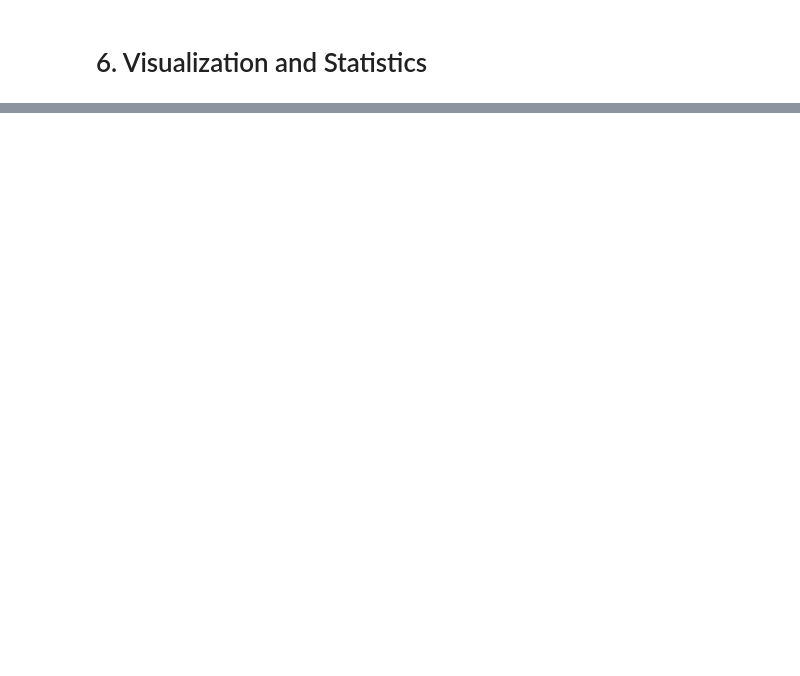
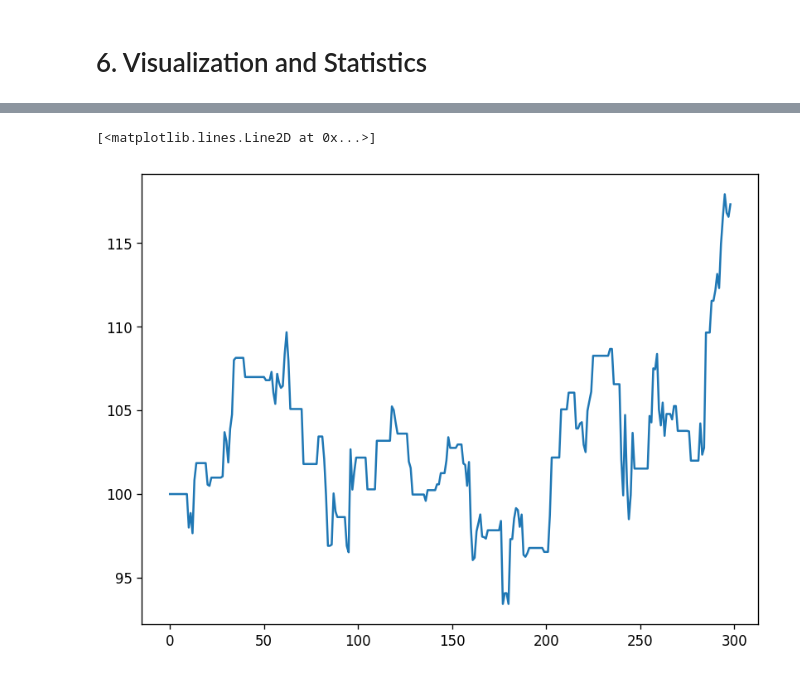
Before and after one commit to KonstantinQuant/trading_bot, a Jupyter notebook: DeepQLearningTradingBot.ipynb, the cells around one changed output, grey strips where cells are left out. Saved outputs shown, nothing was run; the diff lists cells and outputs as text; code cells hidden in the pictures; blank space fills up the shorter version.

```diff
--- a/DeepQLearningTradingBot.ipynb
+++ b/DeepQLearningTradingBot.ipynb
@@ -487,0 +516,12 @@ for arr in actions_:
+# %%
+test = getData()[-300:]
+
+testEnv = TradingEnvironment(test, 100) # Create the Environment
+
+scaler = get_scaler(testEnv) # get the scaler object for the replay function
+
+state_dim = 1*2+1
+gordongeckotest = TradingAgent(state_dim) # Create the Agent
+
+# Perform training
+testbalances, testactions = play_episode(gordongeckotest, testEnv, False, scaler, 1, test.shape[0])
@@ -487,0 +546,6 @@ for arr in actions_:
+# %%
+figure(figsize=(8, 6), dpi=120)
+plt.plot(testbalances)
+# %% [output]
+[<matplotlib.lines.Line2D at 0x...>]
+[figure, added]
```
Also changed, not shown: parts of 9 cells of this notebook.
